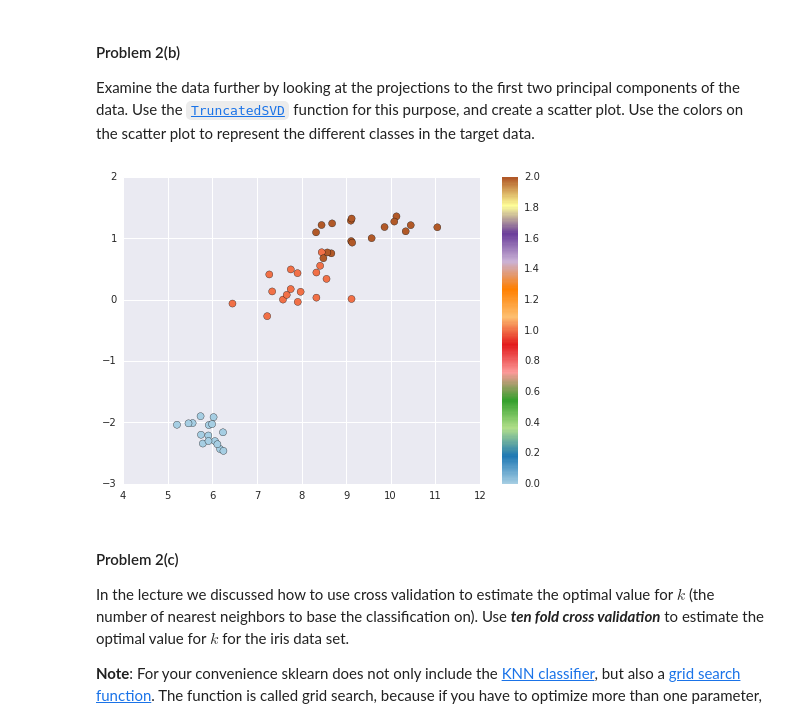
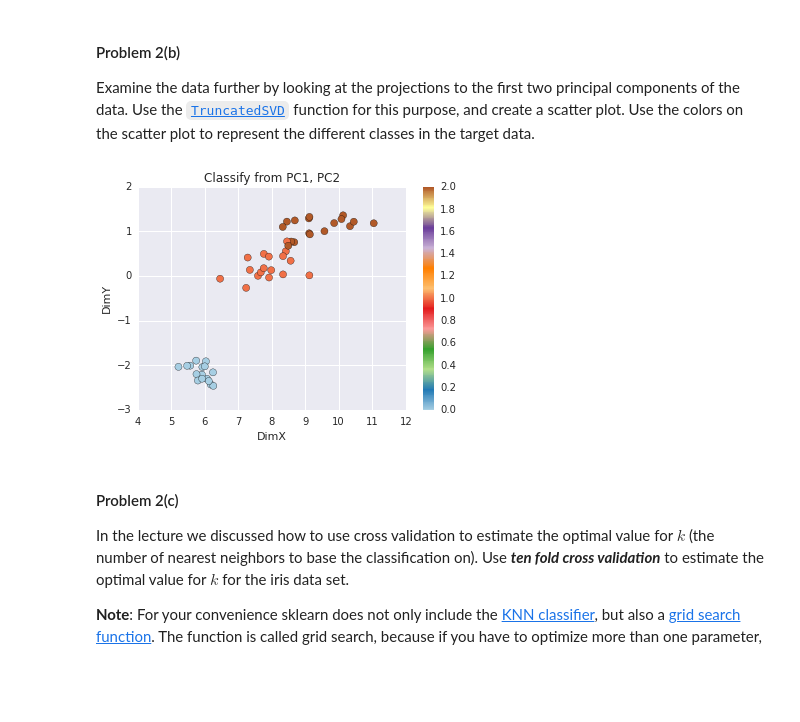
Before and after one commit to userfog/2014, a Jupyter notebook: homework/hw3/HW3.ipynb, the cells around one changed output. Cells and saved outputs as stored; diff of their text form; code cells hidden in the pictures; blank space fills up the shorter version.

```diff
--- a/homework/hw3/HW3.ipynb
+++ b/homework/hw3/HW3.ipynb
@@ -423,13 +434,14 @@ Examine the data further by looking at the projections to the first two principa
 # %%
 from sklearn.decomposition import TruncatedSVD
 from sklearn.random_projection import sparse_random_matrix
 svd = TruncatedSVD(n_components=2)
 x_2d = svd.fit_transform(trainX)
 plt.scatter(x_2d[:,0], x_2d[:,1], c=trainY, s=50, cmap=plt.cm.Paired)
 plt.colorbar()
+nice_graph("DimX", "DimY", "Classify from PC1, PC2", [4, 12, -3,2])
 plt.show()
 # %% [output]
-[figure, old version]
+[figure, new version]
 # %% [markdown]
 #### Problem 2(c)
 
```
Also changed, not shown: parts of 17 cells of this notebook.
